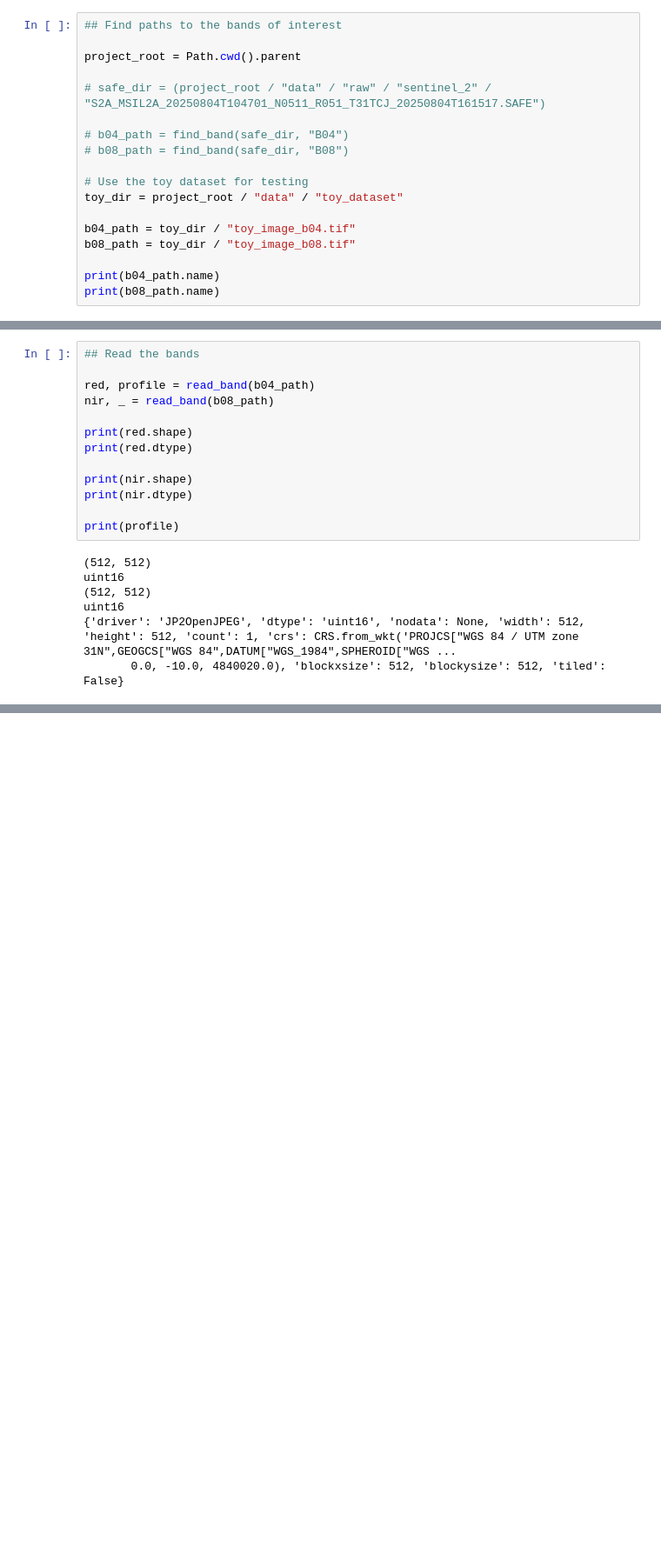
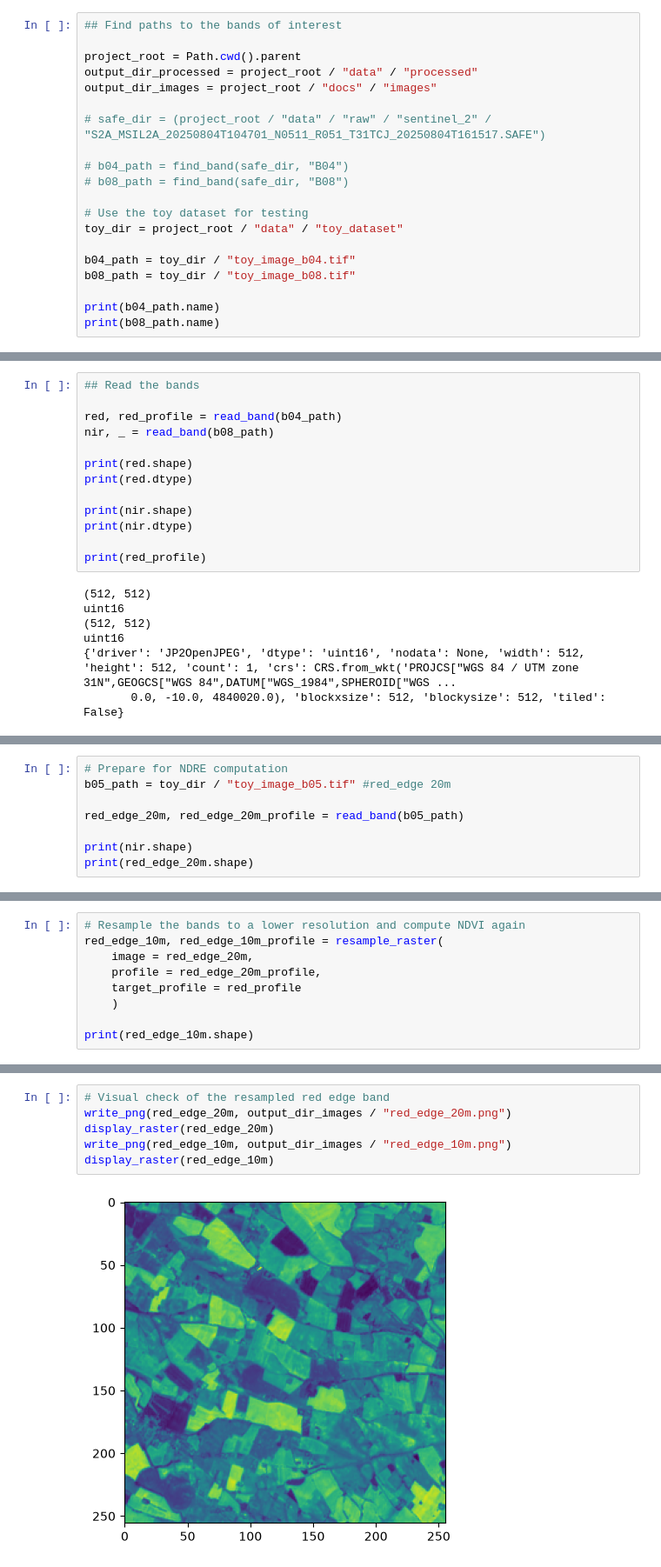
Before and after one commit to Aurelien-Peter/OpenCropPhenotyping, a Jupyter notebook: notebooks/02_compute_indices.ipynb, the cells around one changed output, grey strips where cells are left out. Shown at 87% size. Cells and saved outputs as stored; diff of their text form; blank space fills up the shorter version.

Commit message:
Resample red edge band and compute ndre

```diff
--- a/notebooks/02_compute_indices.ipynb
+++ b/notebooks/02_compute_indices.ipynb
@@ -9,6 +10,8 @@ from opencropphenotyping.io import read_band, write_png, write_raster, resample_
 ## Find paths to the bands of interest
 
 project_root = Path.cwd().parent
+output_dir_processed = project_root / "data" / "processed"
+output_dir_images = project_root / "docs" / "images"
 
 # safe_dir = (project_root / "data" / "raw" / "sentinel_2" / "S2A_MSIL2A_20250804T104701_N0511_R051_T31TCJ_20250804T161517.SAFE")
 
@@ -29,7 +32,7 @@ toy_image_b08.tif
 # %%
 ## Read the bands
 
-red, profile = read_band(b04_path)
+red, red_profile = read_band(b04_path)
 nir, _ = read_band(b08_path)
 
 print(red.shape)
@@ -38,7 +41,7 @@ print(red.dtype)
 print(nir.shape)
 print(nir.dtype)
 
-print(profile)
+print(red_profile)
 # %% [output]
 (512, 512)
 uint16
@@ -60,0 +64,8 @@ write_png(ndvi, project_root / "docs" / "images" / "ndvi.png")
+# %%
+# Prepare for NDRE computation
+b05_path = toy_dir / "toy_image_b05.tif" #red_edge 20m
+
+red_edge_20m, red_edge_20m_profile = read_band(b05_path)
+
+print(nir.shape)
+print(red_edge_20m.shape)
@@ -60,0 +75,9 @@ write_png(ndvi, project_root / "docs" / "images" / "ndvi.png")
+# %%
+# Resample the bands to a lower resolution and compute NDVI again
+red_edge_10m, red_edge_10m_profile = resample_raster(
+    image = red_edge_20m,
+    profile = red_edge_20m_profile,
+    target_profile = red_profile
+    )
+
+print(red_edge_10m.shape)
@@ -60,0 +86,8 @@ write_png(ndvi, project_root / "docs" / "images" / "ndvi.png")
+# %%
+# Visual check of the resampled red edge band
+write_png(red_edge_20m, output_dir_images / "red_edge_20m.png")
+display_raster(red_edge_20m)
+write_png(red_edge_10m, output_dir_images / "red_edge_10m.png")
+display_raster(red_edge_10m)
+# %% [output]
+[figure, added]
```
Also changed, not shown: parts of 7 cells of this notebook.
